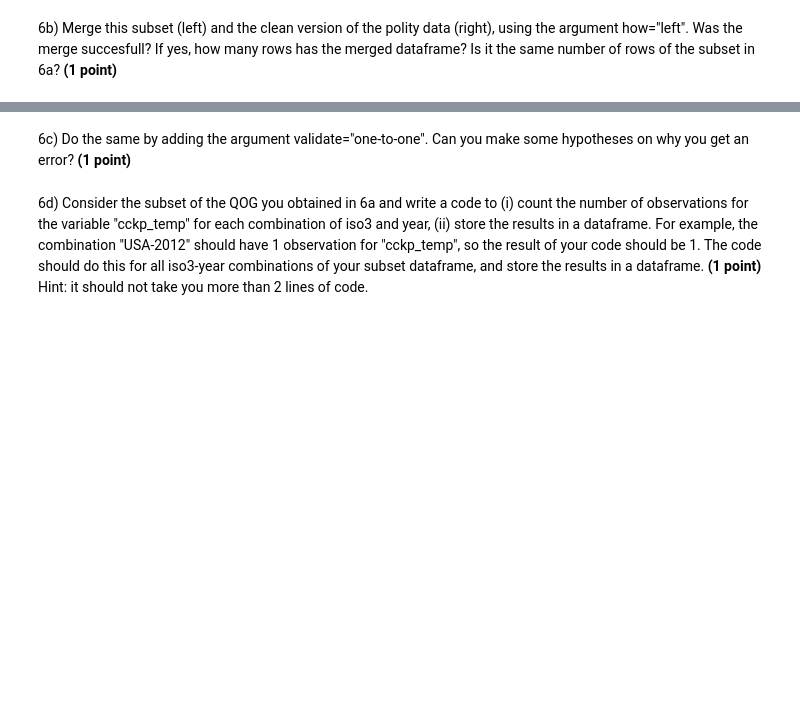
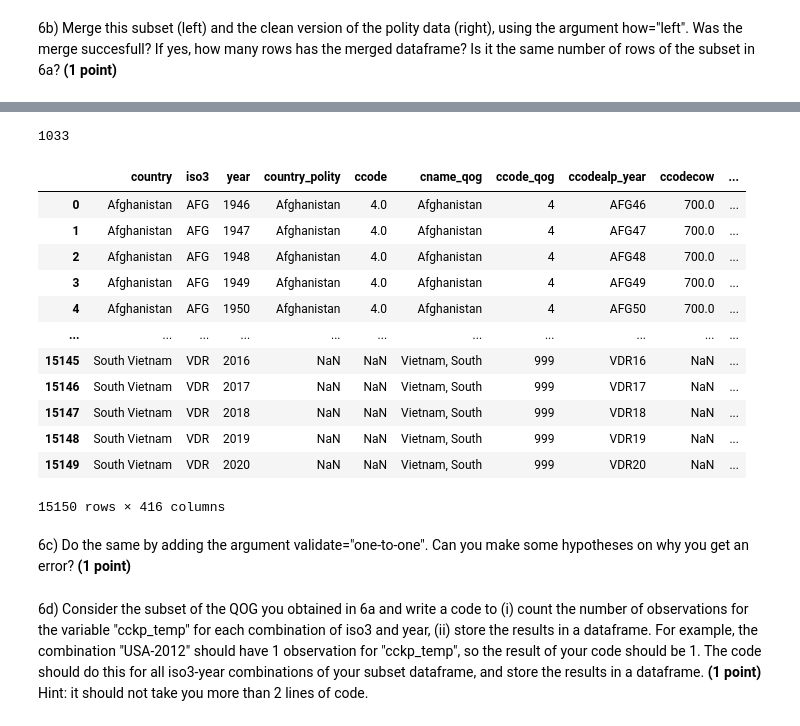
Before and after one commit to RitaGhilardi/class_datascience, a Jupyter notebook: Assigment/01_individual_assignment_RG.ipynb, the cells around one changed output, grey strips where cells are left out. Drawn from its saved outputs; the diff is of its cells as text; code cells hidden in the pictures; blank space fills up the shorter version.

```diff
--- a/Assigment/01_individual_assignment_RG.ipynb
+++ b/Assigment/01_individual_assignment_RG.ipynb
@@ -401,5 +459,28 @@ ParserError: Error tokenizing data. C error: Expected 1 fields in line 20, saw 2
 # %%
 # Answer 6b
+df_pol["polity2"]
+len(df_pol) - 15225
+# %% [output]
+1033
+# %%
+url = "https://raw.githubusercontent.com/edoardochiarotti/class_datascience/main/Notebooks/Assignment/individual_assignment/clean_data_prepared_EDA/df_qog_polity_merged.csv"
+df = pd.read_csv(url)
+# %%
+df
+# %% [output]
+|  | country | iso3 | year | country_polity | ccode | cname_qog | ccode_qog | ccodealp_year | ccodecow | ... |
+| 0 | Afghanistan | AFG | 1946 | Afghanistan | 4.0 | Afghanistan | 4 | AFG46 | 700.0 | ... |
+| 1 | Afghanistan | AFG | 1947 | Afghanistan | 4.0 | Afghanistan | 4 | AFG47 | 700.0 | ... |
+| 2 | Afghanistan | AFG | 1948 | Afghanistan | 4.0 | Afghanistan | 4 | AFG48 | 700.0 | ... |
+| 3 | Afghanistan | AFG | 1949 | Afghanistan | 4.0 | Afghanistan | 4 | AFG49 | 700.0 | ... |
+| 4 | Afghanistan | AFG | 1950 | Afghanistan | 4.0 | Afghanistan | 4 | AFG50 | 700.0 | ... |
+| ... | ... | ... | ... | ... | ... | ... | ... | ... | ... | ... |
+| 15145 | South Vietnam | VDR | 2016 | NaN | NaN | Vietnam, South | 999 | VDR16 | NaN | ... |
+| 15146 | South Vietnam | VDR | 2017 | NaN | NaN | Vietnam, South | 999 | VDR17 | NaN | ... |
+| 15147 | South Vietnam | VDR | 2018 | NaN | NaN | Vietnam, South | 999 | VDR18 | NaN | ... |
+| 15148 | South Vietnam | VDR | 2019 | NaN | NaN | Vietnam, South | 999 | VDR19 | NaN | ... |
+| 15149 | South Vietnam | VDR | 2020 | NaN | NaN | Vietnam, South | 999 | VDR20 | NaN | ... |
+15150 rows × 416 columns
 # %% [markdown]
 6c) Do the same by adding the argument validate="one-to-one". Can you make some hypotheses on why you get an error? **(1 point)**
 # %%
```
Also changed, not shown: parts of 21 cells of this notebook.
